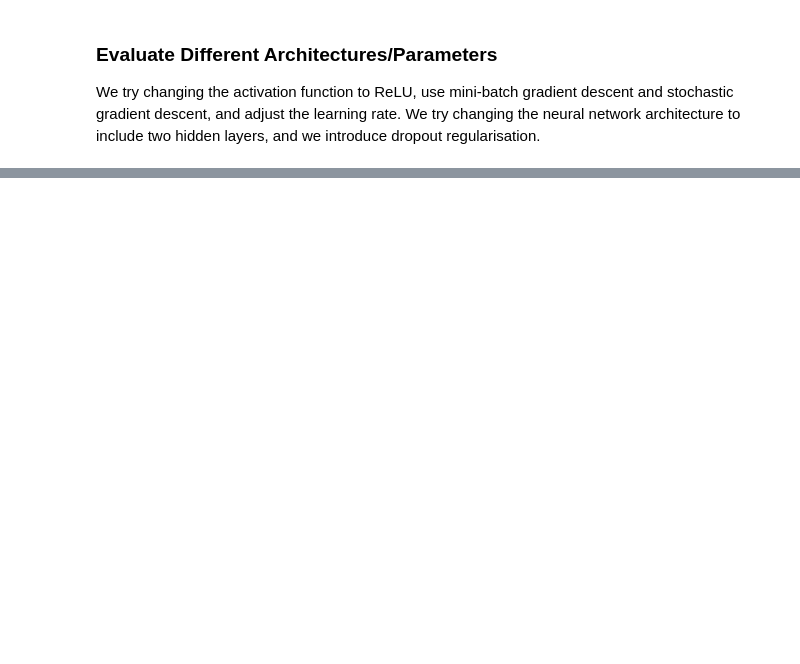
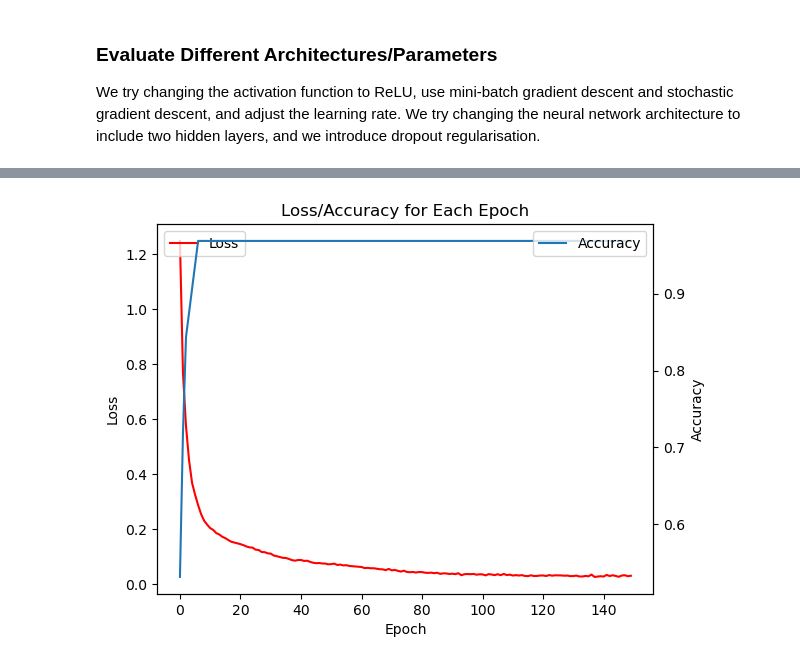
Before and after one commit to yasirbarlas/neural-network-from-scratch, a Jupyter notebook: task_1/task_1.ipynb, the cells around one changed output, grey strips where cells are left out. Drawn from its saved outputs; the diff is of its cells as text; code cells hidden in the pictures; blank space fills up the shorter version.

```diff
--- a/task_1/task_1.ipynb
+++ b/task_1/task_1.ipynb
@@ -562,3 +584,22 @@ TypeError: NeuralNetwork.__init__() missing 2 required positional arguments: 'l1
+# %%
+# Display loss and accuracy per epoch
+
+# Loss
+plt.plot(history_2[1], color = "red")
+plt.ylabel("Loss")
+plt.xlabel("Epoch")
+plt.legend(["Loss"], loc = "upper left")
+
+# Accuracy
+plt2 = plt.twinx()
+plt2.plot(history_2[0])
+plt.ylabel("Accuracy")
+plt.title("Loss/Accuracy for Each Epoch")
+plt2.legend(["Accuracy"], loc = "upper right")
+plt.savefig("model_2.pdf")
+plt.show()
+# %% [output]
+[figure, added]
 # %%
 # Test the neural network
 predictions = model_2.predict(X_test)
```
Also changed, not shown: parts of 26 cells of this notebook.
